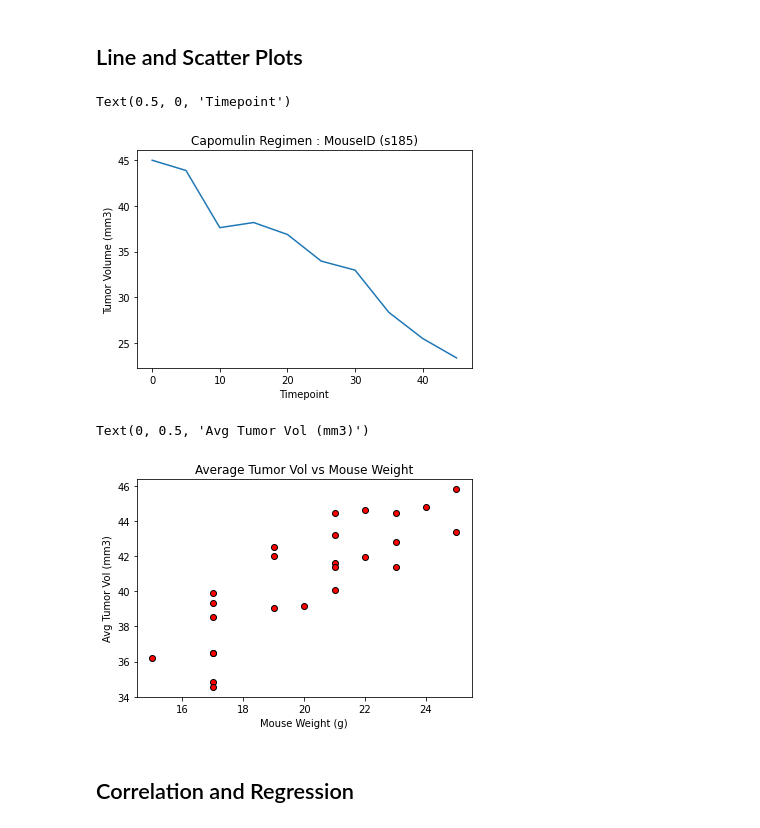
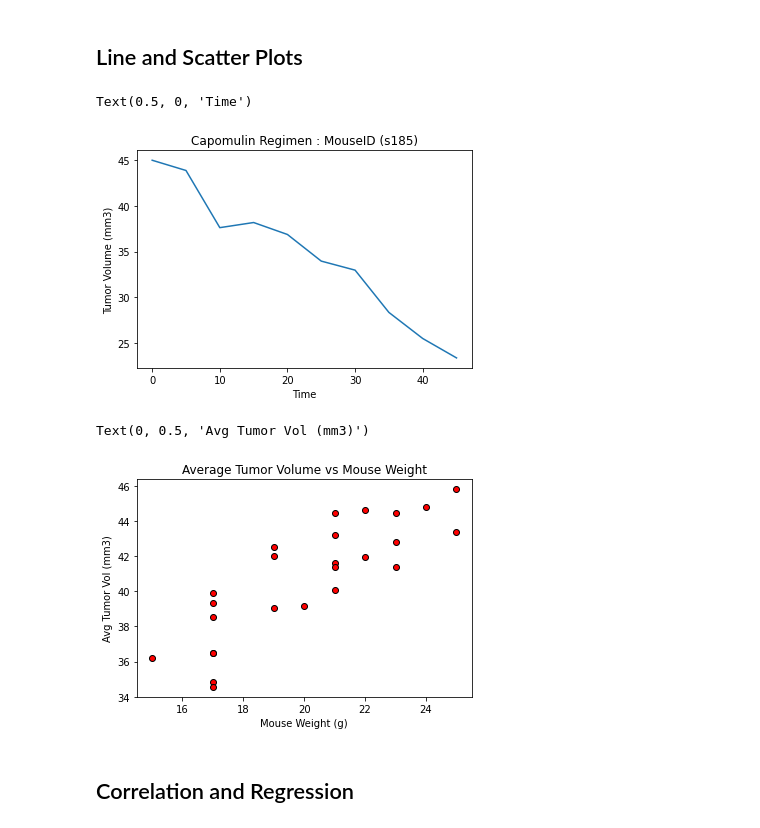
Before and after one commit to ijeriel/Bootcamp-Homework-Jeriel, a Jupyter notebook: Matplotlib-challenge/pymaceuticals_starter.ipynb, the cells around one changed output. Drawn from its saved outputs; the diff is of its cells as text; code cells hidden in the pictures.

```diff
--- a/Matplotlib-challenge/pymaceuticals_starter.ipynb
+++ b/Matplotlib-challenge/pymaceuticals_starter.ipynb
@@ -314,31 +314,31 @@ capomulin_mouse
 plt.plot(capomulin_mouse['Timepoint'], capomulin_mouse['Tumor Volume (mm3)'])
 plt.title("Capomulin Regimen : MouseID (s185)")
 plt.ylabel("Tumor Volume (mm3)")
-plt.xlabel("Timepoint")
+plt.xlabel("Time")
 # %% [output]
-Text(0.5, 0, 'Timepoint')
+Text(0.5, 0, 'Time')
-[figure, old version]
+[figure, new version]
 # %%
 # Generate a scatter plot of average tumor volume vs. mouse weight for the Capomulin regimen
 vol_tumor = mouse_study[(mouse_study["Drug Regimen"] == "Capomulin")]
 vol_tumor = vol_tumor[["Mouse ID", "Weight (g)", "Tumor Volume (mm3)"]]
 mouse_weight = vol_tumor.groupby(["Mouse ID", "Weight (g)"])
 
 avg_vol_tumor = mouse_weight["Tumor Volume (mm3)"].mean().to_frame()
 avg_vol_tumor = avg_vol_tumor.reset_index()
 
 plt.scatter(avg_vol_tumor["Weight (g)"],
             avg_vol_tumor["Tumor Volume (mm3)"],
             marker = 'o',
             facecolors='red',
             edgecolors='black')
 
-plt.title('Average Tumor Vol vs Mouse Weight')
+plt.title('Average Tumor Volume vs Mouse Weight')
 plt.xlabel('Mouse Weight (g)')
 plt.ylabel('Avg Tumor Vol (mm3)')
 # %% [output]
 Text(0, 0.5, 'Avg Tumor Vol (mm3)')
-[figure, old version]
+[figure, new version]
 # %% [markdown]
 ## Correlation and Regression
 # %%
```
Also changed, not shown: parts of 1 cell of this notebook.
